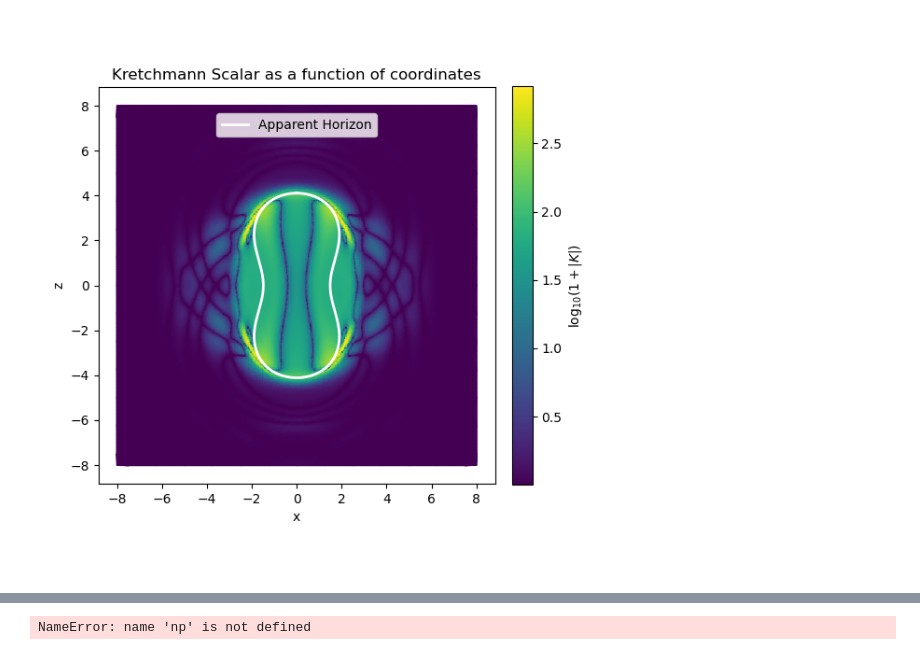
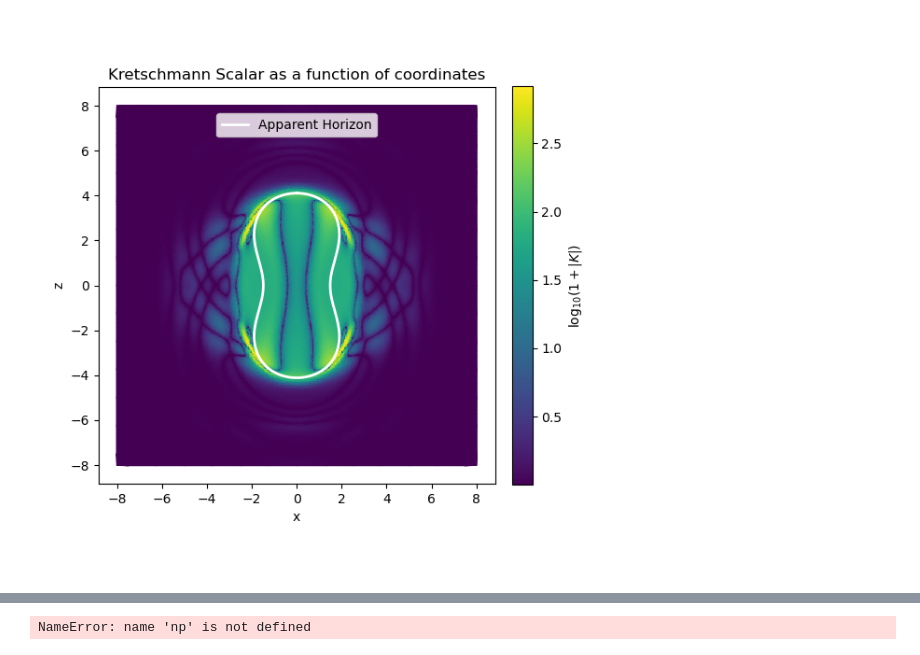
Before and after one commit to Ashix122/BSMS_thesis, a Jupyter notebook: notebooks/plot.ipynb, the cells around one changed output, grey strips where cells are left out. Cells and saved outputs as stored; diff of their text form; code cells hidden in the pictures.

```diff
--- a/notebooks/plot.ipynb
+++ b/notebooks/plot.ipynb
@@ -22,7 +22,7 @@ csi_plot = np.log10(1 + np.abs(csi))
 plt.figure(figsize=(6,6))
 
 # Use tricontourf (works for unstructured points)
-cf = plt.tripcolor(x, z, csi_plot, shading='gouraud', cmap='viridis')
+cf = plt.tripcolor(x, z, csi_plot, shading='gouraud', cmap='viridis', rasterized=True)
 
 # =========================
 # 4. HORIZON
@@ -52,36 +52,36 @@ ax.spines['right'].set_visible(True)
 ax.spines['top'].set_visible(True)
 
 plt.xlabel("x")
 plt.ylabel("z")
 
 # Equal aspect (square)
 ax.set_aspect('equal', adjustable='box')
 
 # =========================
 # 6. COLORBAR
 # =========================
 # =========================
 # 6. COLORBAR (MATCH HEIGHT)
 # =========================
 # =========================
 # 6. COLORBAR (CORRECT)
 # =========================
 fig = plt.gcf()
 ax = plt.gca()
 
 cbar = fig.colorbar(cf, ax=ax, fraction=0.046, pad=0.04)
 cbar.set_label(r'$\log_{10}(1 + |K|)$')
 
 # =========================
 # 7. SAVE
 # =========================
 plt.tight_layout()
-plt.title("Kretchmann Scalar as a function of coordinates")
-plt.savefig("figure.pdf", dpi=600)
+plt.title("Kretschmann Scalar as a function of coordinates")
+plt.savefig("figure.pdf", dpi=300)
 
 plt.show()
 # %% [output]
-[figure, old version]
+[figure, new version]
 # %%
 import numpy as np
 import matplotlib.pyplot as plt
```
Also changed, not shown: parts of 2 cells of this notebook, 7 other files.
